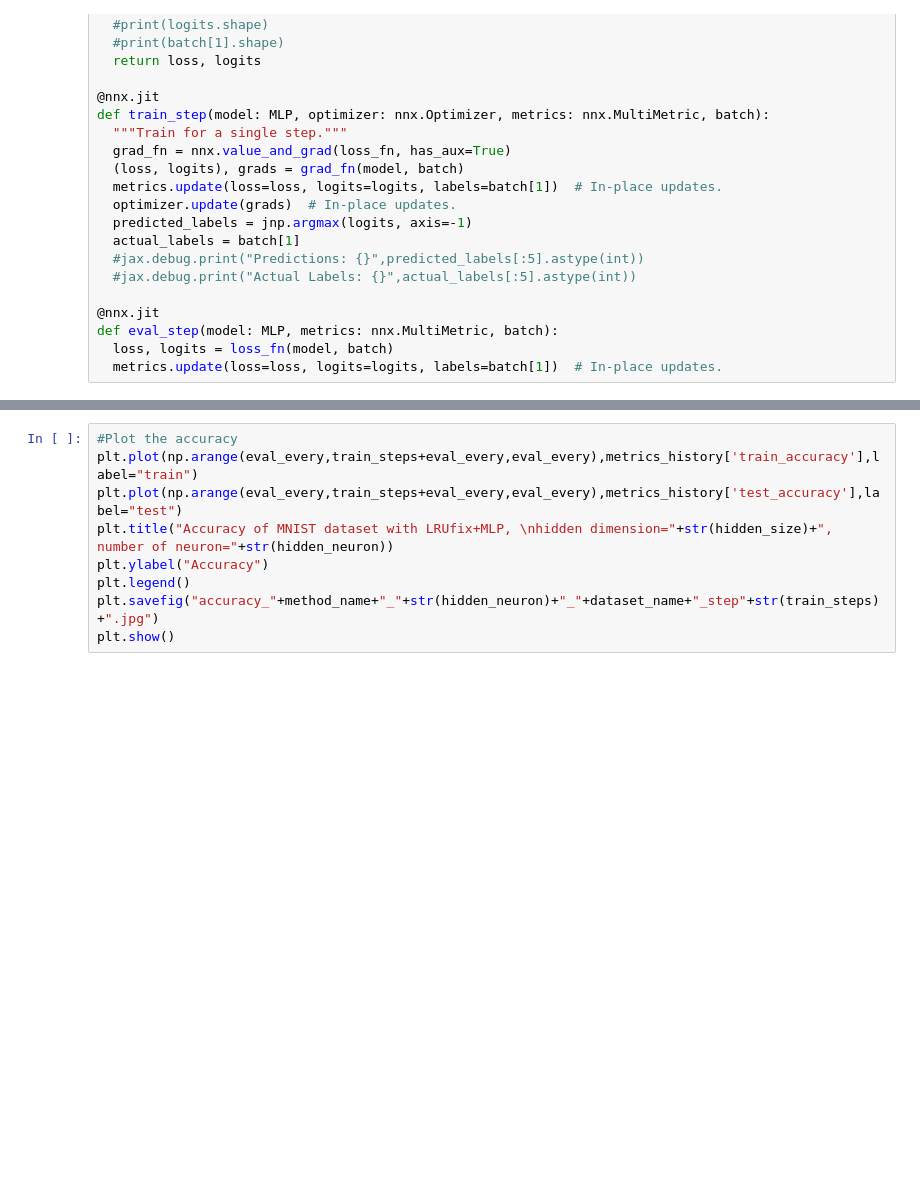
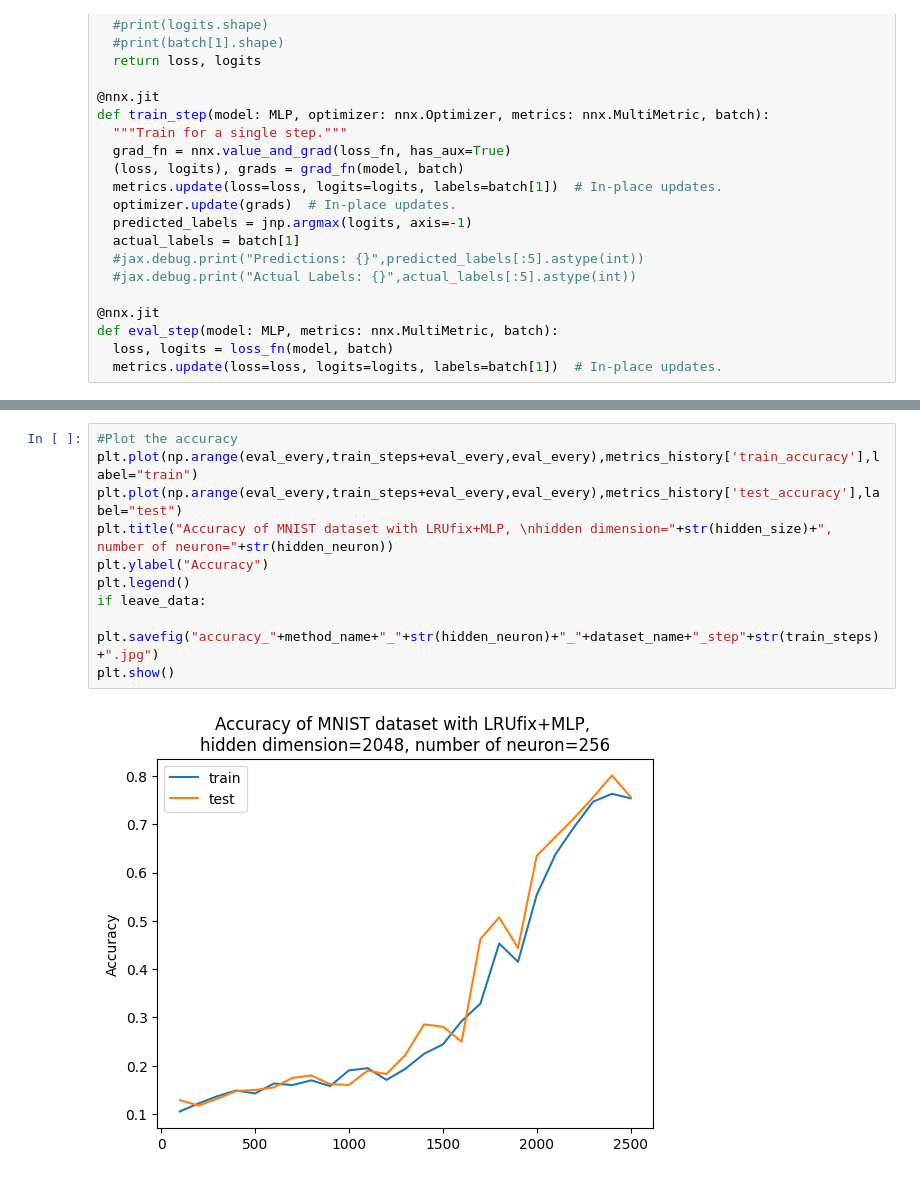
Before and after one commit to seorimpark/LRU, a Jupyter notebook: training.ipynb, the cells around one changed output, grey strips where cells are left out. Drawn from its saved outputs; the diff is of its cells as text; blank space fills up the shorter version.

```diff
--- a/training.ipynb
+++ b/training.ipynb
@@ -195,9 +313,12 @@ plt.show()
 # %%
 #Plot the accuracy
 plt.plot(np.arange(eval_every,train_steps+eval_every,eval_every),metrics_history['train_accuracy'],label="train")
 plt.plot(np.arange(eval_every,train_steps+eval_every,eval_every),metrics_history['test_accuracy'],label="test")
 plt.title("Accuracy of MNIST dataset with LRUfix+MLP, \nhidden dimension="+str(hidden_size)+", number of neuron="+str(hidden_neuron))
 plt.ylabel("Accuracy")
 plt.legend()
-plt.savefig("accuracy_"+method_name+"_"+str(hidden_neuron)+"_"+dataset_name+"_step"+str(train_steps)+".jpg")
+if leave_data:
+    plt.savefig("accuracy_"+method_name+"_"+str(hidden_neuron)+"_"+dataset_name+"_step"+str(train_steps)+".jpg")
 plt.show()
+# %% [output]
+[figure, added]
```
Also changed, not shown: parts of 10 cells of this notebook.
